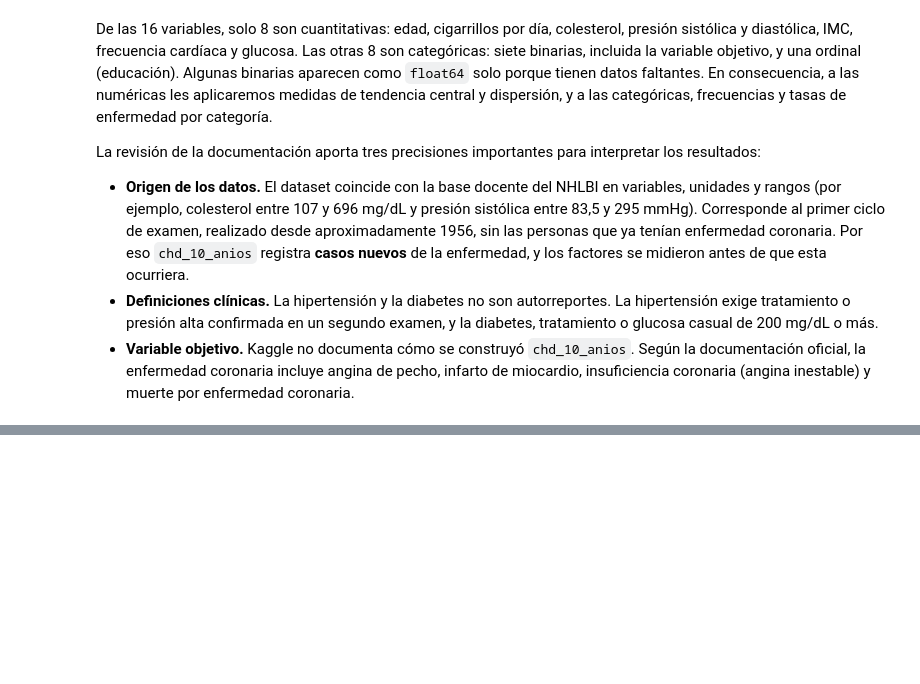
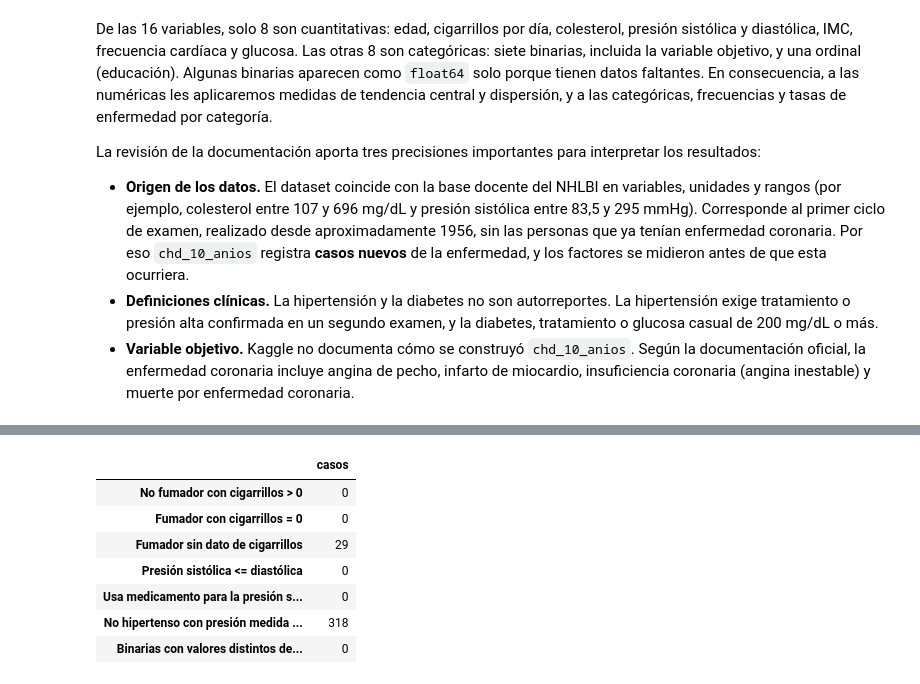
Before and after one commit to christopherulloarojas/grupo1-framingham-mcdi501, a Jupyter notebook: Sumativa1_Framingham_Codigo.ipynb, the cells around one changed output, grey strips where cells are left out. Cells and saved outputs as stored; diff of their text form; code cells hidden in the pictures; blank space fills up the shorter version.

```diff
--- a/Sumativa1_Framingham_Codigo.ipynb
+++ b/Sumativa1_Framingham_Codigo.ipynb
@@ -277,0 +340,31 @@ La revisión de la documentación aporta tres precisiones importantes para inter
+# %%
+reglas_de_consistencia = {
+    "No fumador con cigarrillos > 0":
+        (datos["fumador_actual"] == 0) & (datos["cigarrillos_dia"] > 0),
+    "Fumador con cigarrillos = 0":
+        (datos["fumador_actual"] == 1) & (datos["cigarrillos_dia"] == 0),
+    "Fumador sin dato de cigarrillos":
+        (datos["fumador_actual"] == 1) & datos["cigarrillos_dia"].isna(),
+    "Presión sistólica <= diastólica":
+        datos["presion_sistolica"] <= datos["presion_diastolica"],
+    "Usa medicamento para la presión sin ser hipertenso":
+        (datos["medicamento_presion"] == 1) & (datos["hipertension"] == 0),
+    "No hipertenso con presión medida >= 140/90":
+        (datos["hipertension"] == 0)
+        & ((datos["presion_sistolica"] >= 140) | (datos["presion_diastolica"] >= 90)),
+    "Binarias con valores distintos de 0 y 1":
+        ~datos[VARIABLES_BINARIAS + [VARIABLE_OBJETIVO]].isin([0, 1, np.nan]).all(axis=1),
+}
+tabla_inconsistencias = pd.DataFrame(
+    {"casos": {regla: int(condicion.sum()) for regla, condicion in reglas_de_consistencia.items()}}
+)
+tabla_inconsistencias
+# %% [output]
+|  | casos |
+| No fumador con cigarrillos > 0 | 0 |
+| Fumador con cigarrillos = 0 | 0 |
+| Fumador sin dato de cigarrillos | 29 |
+| Presión sistólica <= diastólica | 0 |
+| Usa medicamento para la presión s... | 0 |
+| No hipertenso con presión medida ... | 318 |
+| Binarias con valores distintos de... | 0 |
```
Also changed, not shown: parts of 9 cells of this notebook.
